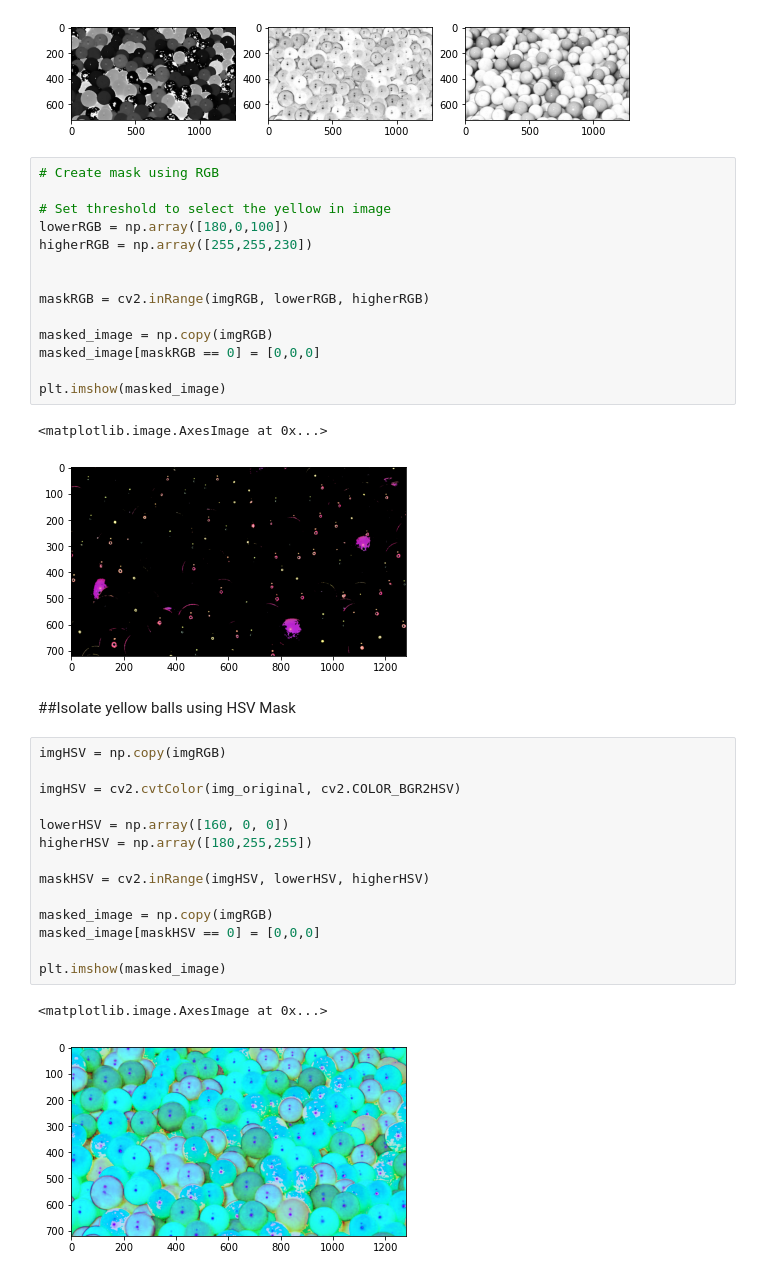
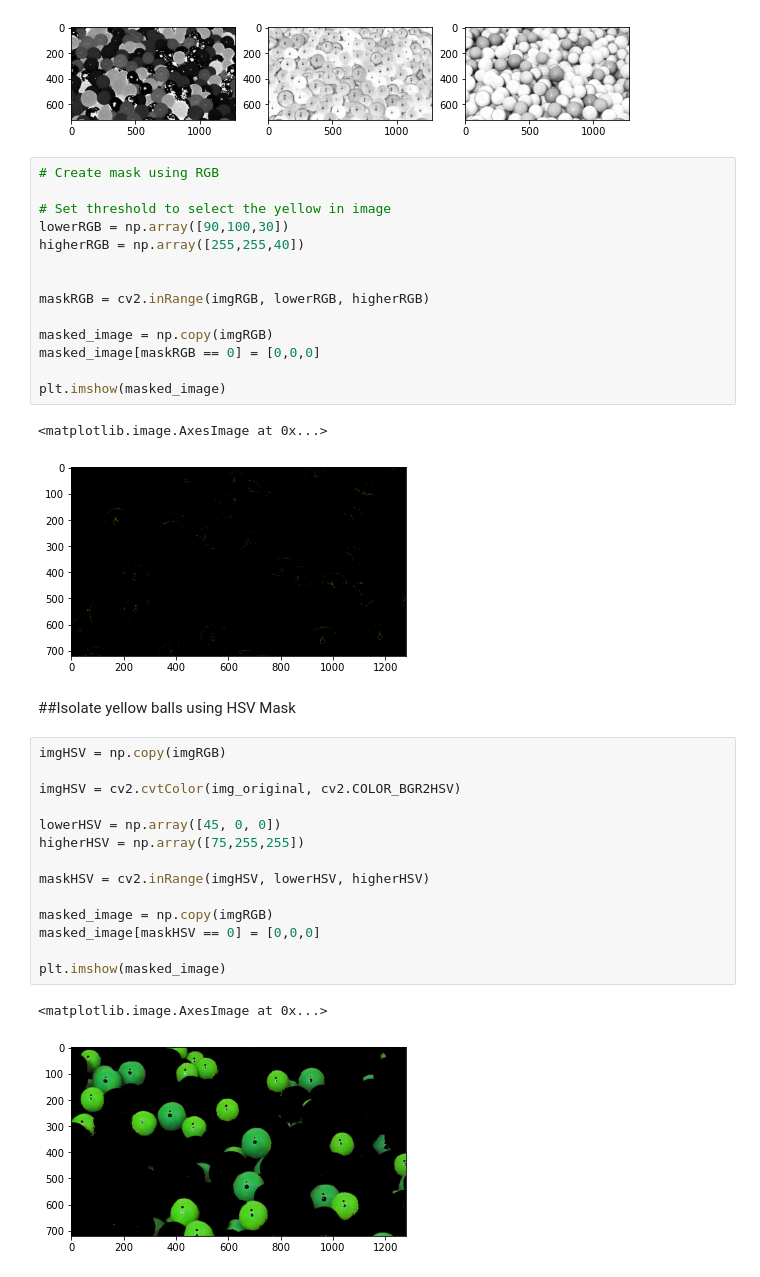
Before and after one commit to 54mir/Computer-Vision-Playground, a Jupyter notebook: OpenCV/HSV-RGB-Masks.ipynb, the cells around one changed output. Cells and saved outputs as stored; diff of their text form.

```diff
--- a/OpenCV/HSV-RGB-Masks.ipynb
+++ b/OpenCV/HSV-RGB-Masks.ipynb
@@ -55,8 +55,8 @@ axes3.imshow(valChannel, cmap='gray')
 # Create mask using RGB
 
 # Set threshold to select the yellow in image
-lowerRGB = np.array([180,0,100])
-higherRGB = np.array([255,255,230])
+lowerRGB = np.array([90,100,30])
+higherRGB = np.array([255,255,40])
 
 
 maskRGB = cv2.inRange(imgRGB, lowerRGB, higherRGB)
@@ -67,23 +67,23 @@ masked_image[maskRGB == 0] = [0,0,0]
 plt.imshow(masked_image)
 # %% [output]
 <matplotlib.image.AxesImage at 0x...>
-[figure, old version]
+[figure, new version]
 # %% [markdown]
 ##Isolate yellow balls using HSV Mask
 # %%
 imgHSV = np.copy(imgRGB)
 
 imgHSV = cv2.cvtColor(img_original, cv2.COLOR_BGR2HSV)
 
-lowerHSV = np.array([160, 0, 0])
-higherHSV = np.array([180,255,255])
+lowerHSV = np.array([45, 0, 0])
+higherHSV = np.array([75,255,255])
 
 maskHSV = cv2.inRange(imgHSV, lowerHSV, higherHSV)
 
 masked_image = np.copy(imgRGB)
 masked_image[maskHSV == 0] = [0,0,0]
 
 plt.imshow(masked_image)
 # %% [output]
 <matplotlib.image.AxesImage at 0x...>
-[figure, old version]
+[figure, new version]
```
